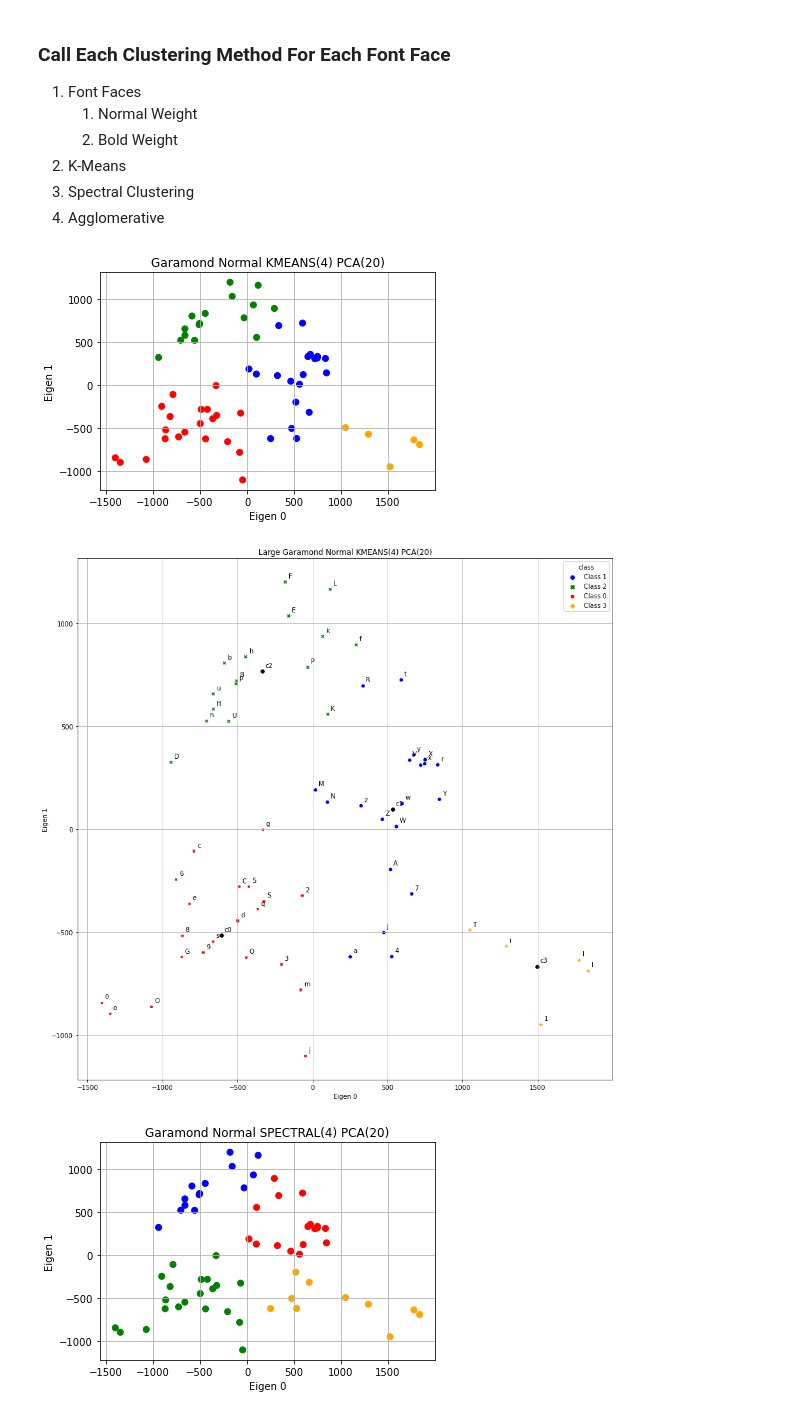
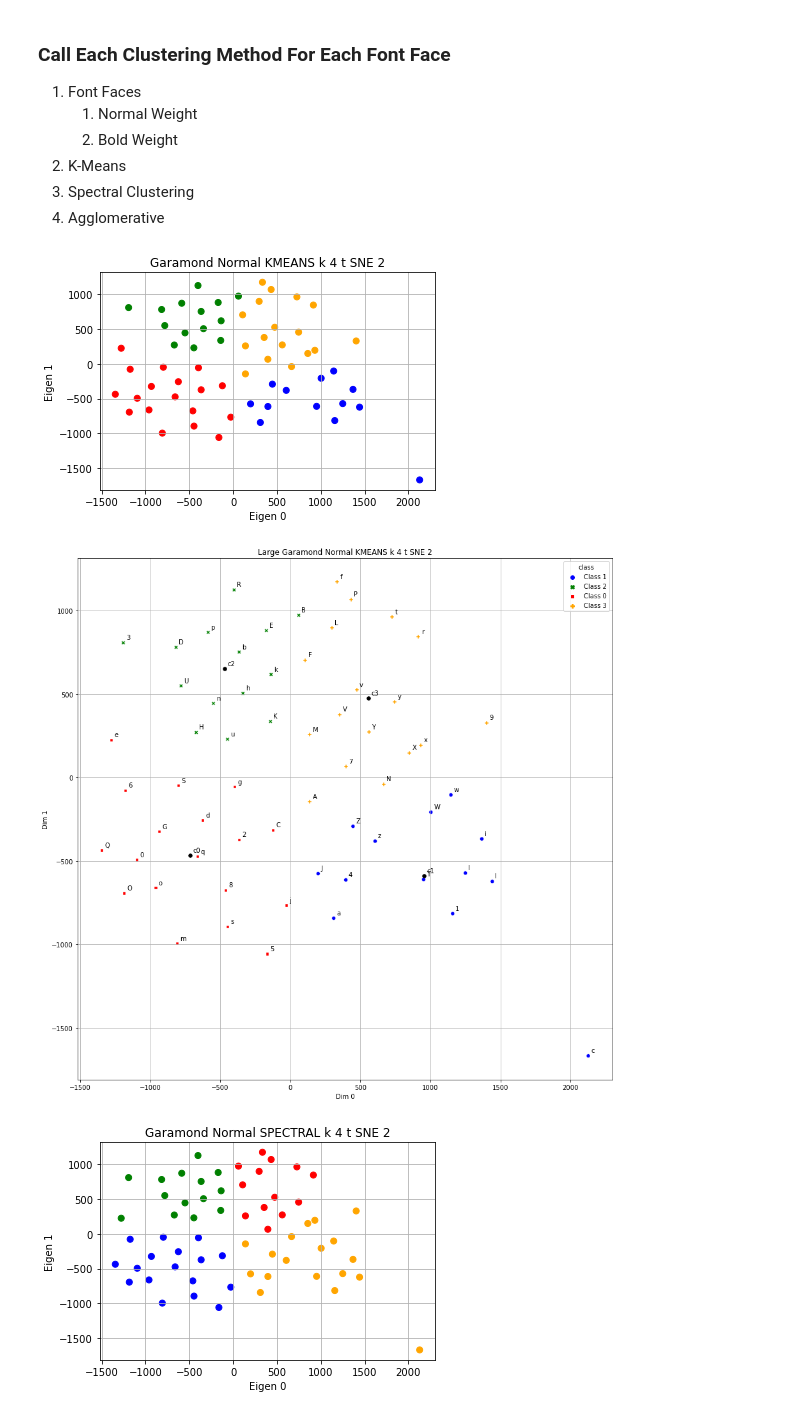
Before and after one commit to digital-tenebrist/udel-math-637, a Jupyter notebook: project-1/clustering/garamond_clust.ipynb, the cells around one changed output. Drawn from its saved outputs; the diff is of its cells as text; code cells hidden in the pictures.

```diff
--- a/project-1/clustering/garamond_clust.ipynb
+++ b/project-1/clustering/garamond_clust.ipynb
@@ -76,16 +76,23 @@ for i in range(font_dict['GARAMOND']['min_char_count']):
         t_df = t_df.drop(columns=['m_label'])
         t_df = t_df-t_df.mean(axis=0)
 
-        pca = PCA(n_components=20)
-        pca.fit(t_df)
+        tsne = TSNE(n_components=2, init='pca',random_state=0, method='exact')
+        tsne_y = tsne.fit_transform(t_df)
 
-        x = t_df.dot(pca.components_[0])
-        y = t_df.dot(pca.components_[1])
+        cluster_df = pd.DataFrame(tsne_y)
+        cluster_df.columns = ['x', 'y']
+        raw_dfs.append(cluster_df)
 
-        cluster_df = pd.DataFrame([x.transpose(), y.transpose()]).transpose()
-        cluster_df.columns=['x','y']
+#         pca = PCA(n_components=20)
+#         pca.fit(t_df)
 
-        raw_dfs.append(cluster_df)
+#         x = t_df.dot(pca.components_[0])
+#         y = t_df.dot(pca.components_[1])
+
+#         cluster_df = pd.DataFrame([x.transpose(), y.transpose()]).transpose()
+#         cluster_df.columns=['x','y']
+
+#         raw_dfs.append(cluster_df)
 
 clust = CLUST.ClusterUtils()
 plot_clust = PLOT_CLUST.PlotClusters(LABEL_AR)
@@ -100,17 +107,17 @@ plot_clust = PLOT_CLUST.PlotClusters(LABEL_AR)
 # %%
 weight = ['Normal', 'Bold']
 wt_idx=0
 
 for df in raw_dfs:
     wt_str = weight[wt_idx]
     for m in ['kmeans', 'spectral', 'agglomerative']:
-        sm_title = f'Garamond {wt_str} {m.upper()}(4) PCA(20)'
+        sm_title = f'Garamond {wt_str} {m.upper()} k 4 t SNE 2'
         lg_title = 'Large ' + sm_title
         clust_results = clust.perform_clustering(m, df)
         plot_clust.small_plot(df, clust_results['labels'], sm_title)
         plot_clust.large_plot(df, clust_results['labels'], lg_title, clust_results['centers'])
     wt_idx+=1
 # %% [output]
-[figure, old version]
+[figure, new version]
-[figure, old version]
+[figure, new version]
-[figure, old version]
+[figure, new version]
```
Also changed, not shown: parts of 1 cell of this notebook, 7 other files.
